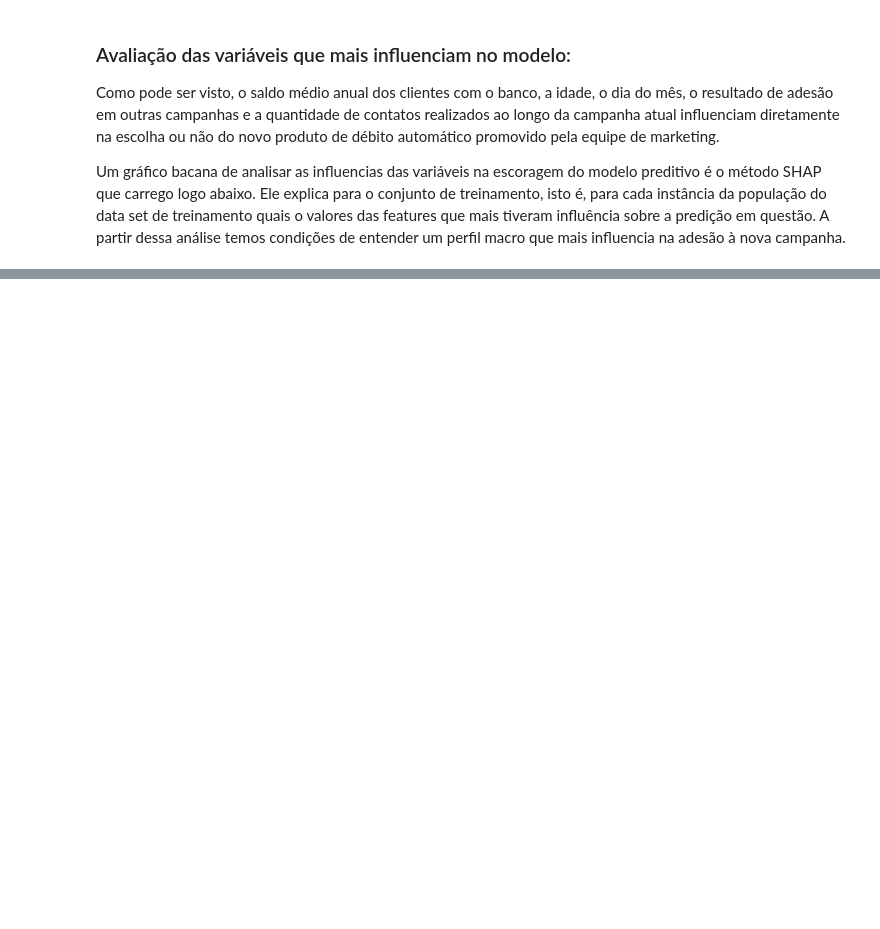
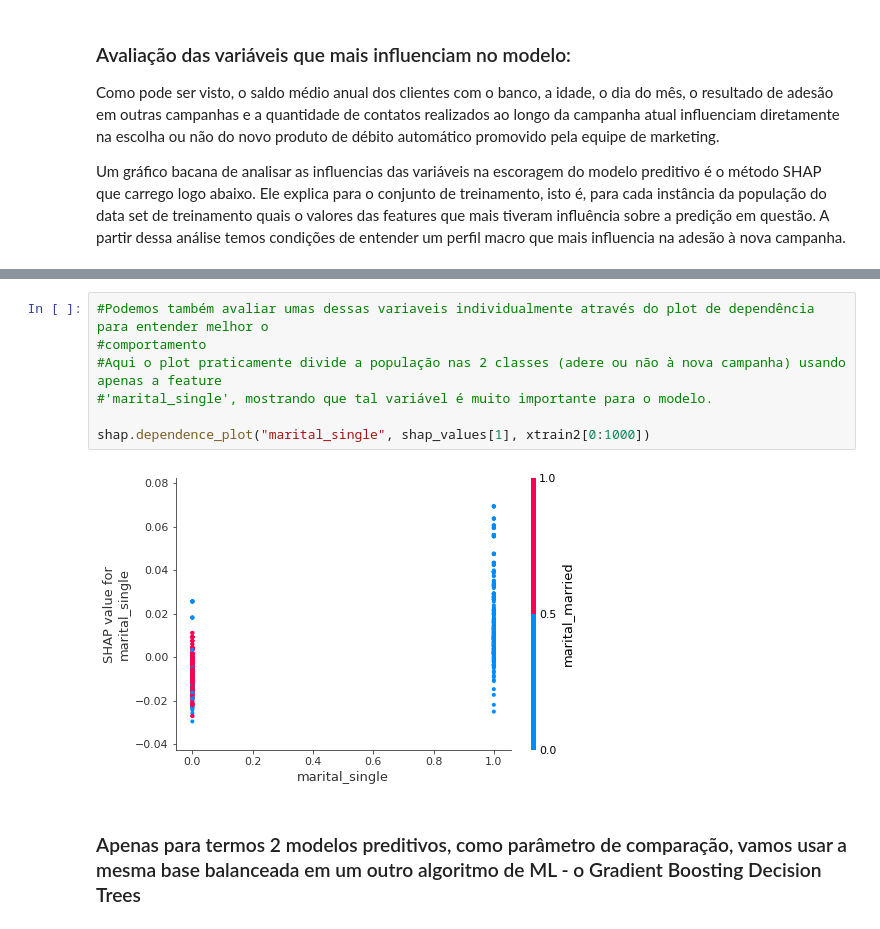
Before and after one commit to robertosp87/data-insight-assessment, a Jupyter notebook: Data_Insight_Assessment_T10_HN_RS.ipynb, the cells around one changed output, grey strips where cells are left out. Saved outputs shown, nothing was run; the diff lists cells and outputs as text; blank space fills up the shorter version.

```diff
--- a/Data_Insight_Assessment_T10_HN_RS.ipynb
+++ b/Data_Insight_Assessment_T10_HN_RS.ipynb
@@ -697,3 +789,14 @@ Um gráfico bacana de analisar as influencias das variáveis na escoragem do mod
+# %%
+#Podemos também avaliar umas dessas variaveis individualmente através do plot de dependência para entender melhor o
+#comportamento
+#Aqui o plot praticamente divide a população nas 2 classes (adere ou não à nova campanha) usando apenas a feature
+#'marital_single', mostrando que tal variável é muito importante para o modelo.
+
+shap.dependence_plot("marital_single", shap_values[1], xtrain2[0:1000])
+# %% [output]
+[figure, added]
+# %% [markdown]
+### Apenas para termos 2 modelos preditivos, como parâmetro de comparação, vamos usar a mesma base balanceada em um outro algoritmo de ML - o Gradient Boosting Decision Trees
 # %%
 import xgboost as xgb
 
```
Also changed, not shown: parts of 40 cells of this notebook.
